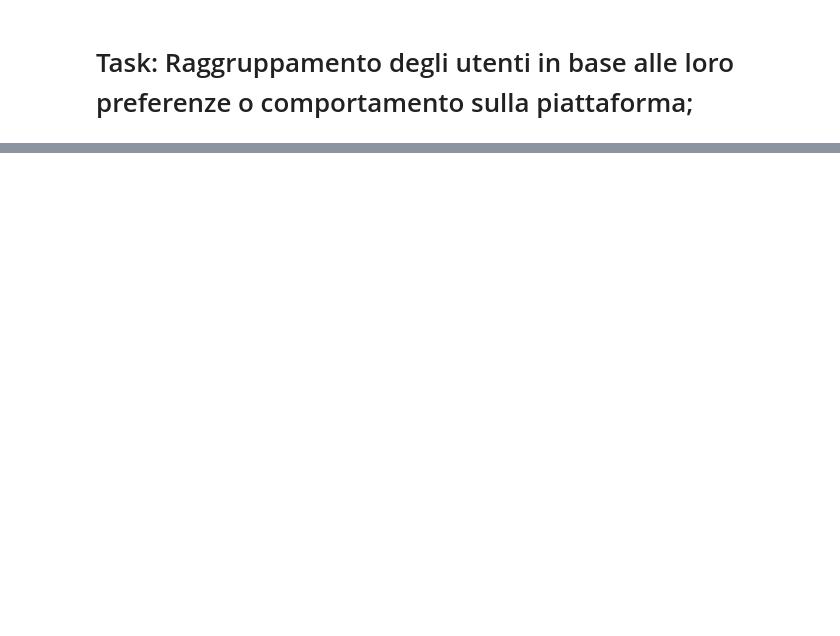
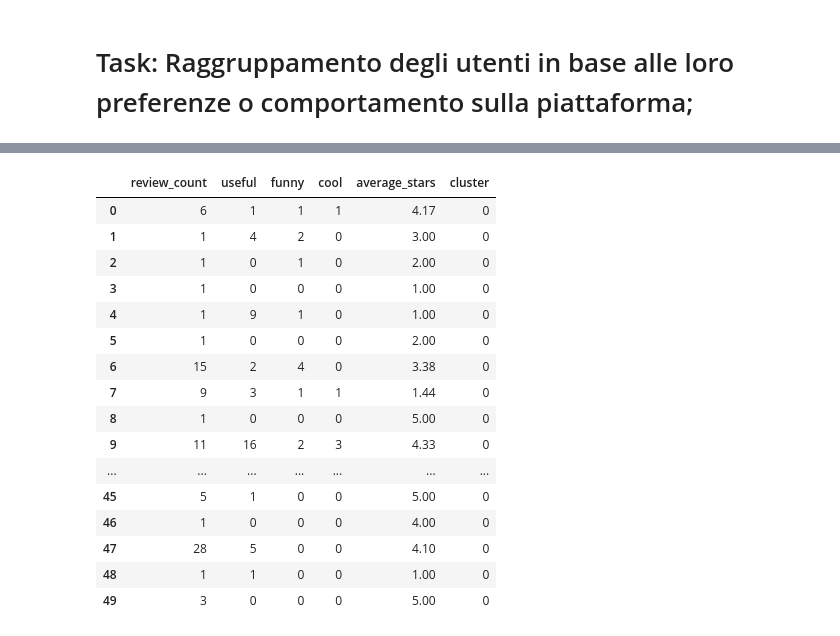
Before and after one commit to AT181903/YelpDatasetAnalysis, a Jupyter notebook: users_task.ipynb, the cells around one changed output, grey strips where cells are left out. Drawn from its saved outputs; the diff is of its cells as text; code cells hidden in the pictures; blank space fills up the shorter version.

```diff
--- a/users_task.ipynb
+++ b/users_task.ipynb
@@ -44,0 +171,26 @@ df_user.head(10)
+# %%
+df_cluster = labels_kmeans.get(best_number_of_cluster)
+
+df_cluster = pd.DataFrame({'cluster': df_cluster})
+
+df_user_relevant_info = pd.concat([df_user_relevant_info, df_cluster], axis=1)
+
+df_user_relevant_info.head(50)
+# %% [output]
+|  | review_count | useful | funny | cool | average_stars | cluster |
+| 0 | 6 | 1 | 1 | 1 | 4.17 | 0 |
+| 1 | 1 | 4 | 2 | 0 | 3.00 | 0 |
+| 2 | 1 | 0 | 1 | 0 | 2.00 | 0 |
+| 3 | 1 | 0 | 0 | 0 | 1.00 | 0 |
+| 4 | 1 | 9 | 1 | 0 | 1.00 | 0 |
+| 5 | 1 | 0 | 0 | 0 | 2.00 | 0 |
+| 6 | 15 | 2 | 4 | 0 | 3.38 | 0 |
+| 7 | 9 | 3 | 1 | 1 | 1.44 | 0 |
+| 8 | 1 | 0 | 0 | 0 | 5.00 | 0 |
+| 9 | 11 | 16 | 2 | 3 | 4.33 | 0 |
+| ... | ... | ... | ... | ... | ... | ... |
+| 45 | 5 | 1 | 0 | 0 | 5.00 | 0 |
+| 46 | 1 | 0 | 0 | 0 | 4.00 | 0 |
+| 47 | 28 | 5 | 0 | 0 | 4.10 | 0 |
+| 48 | 1 | 1 | 0 | 0 | 1.00 | 0 |
+| 49 | 3 | 0 | 0 | 0 | 5.00 | 0 |
```
Also changed, not shown: parts of 16 cells of this notebook.
